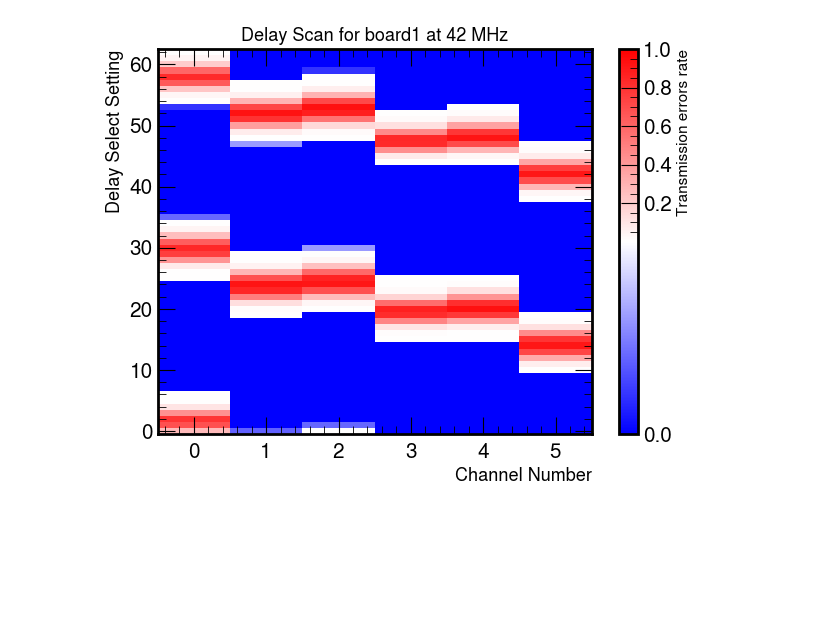
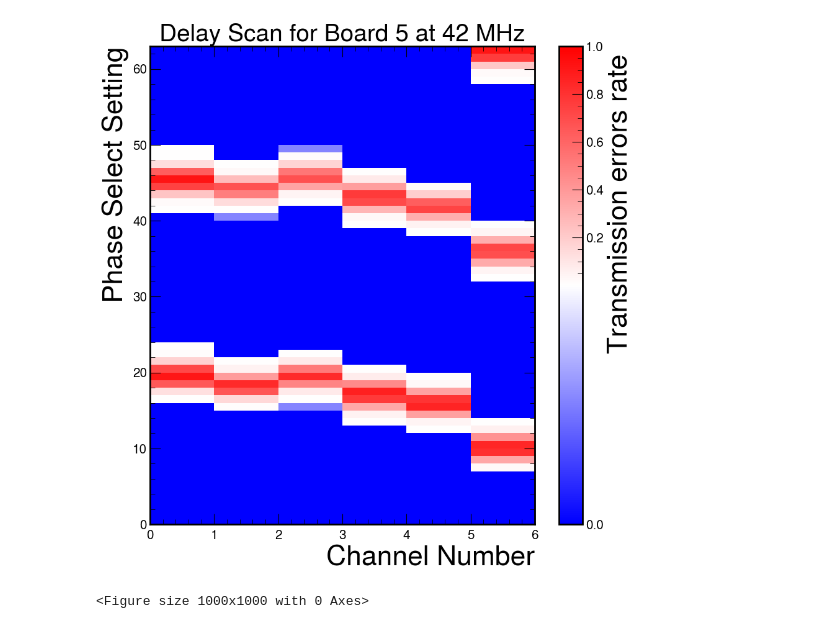
Before and after one commit to dnoonan08/econ_plotting, a Jupyter notebook: delayScanPlots.ipynb, the cells around one changed output. Drawn from its saved outputs; the diff is of its cells as text; code cells hidden in the pictures; blank space fills up the shorter version.

Commit message:
added changes to the delay and phase plot script

```diff
--- a/delayScanPlots.ipynb
+++ b/delayScanPlots.ipynb
@@ -80,4 +45,5 @@ def delay_scan_plots(fname=None,indir=None,boardNum=None,freq=None, ECOND=False)
 # %%
-delay_scan_plots(fname=None,indir = "/Users/alexcampbell/Documents/Research/Fermilab/econ_plotting/exampleData",boardNum = None,freq = 42,ECOND=True)
+delay_scan_plots("hexa46_board5_delayScan_42MHz","../econ_plotting/exampleData",5,42,ECOND=True)
 # %% [output]
-[figure, old version]
+[figure, new version]
+<Figure size 1000x1000 with 0 Axes>
```
Also changed, not shown: parts of 1 cell of this notebook.
